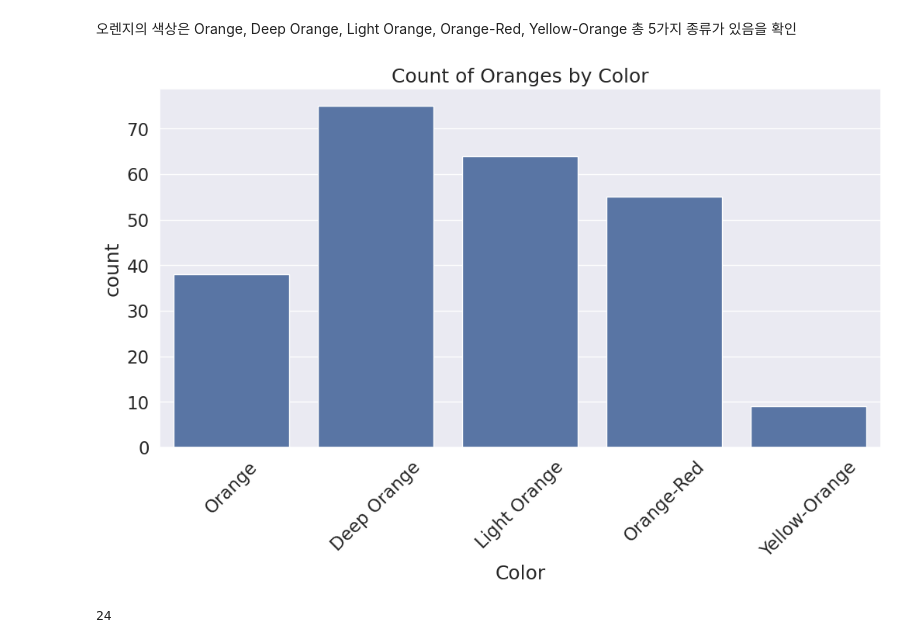
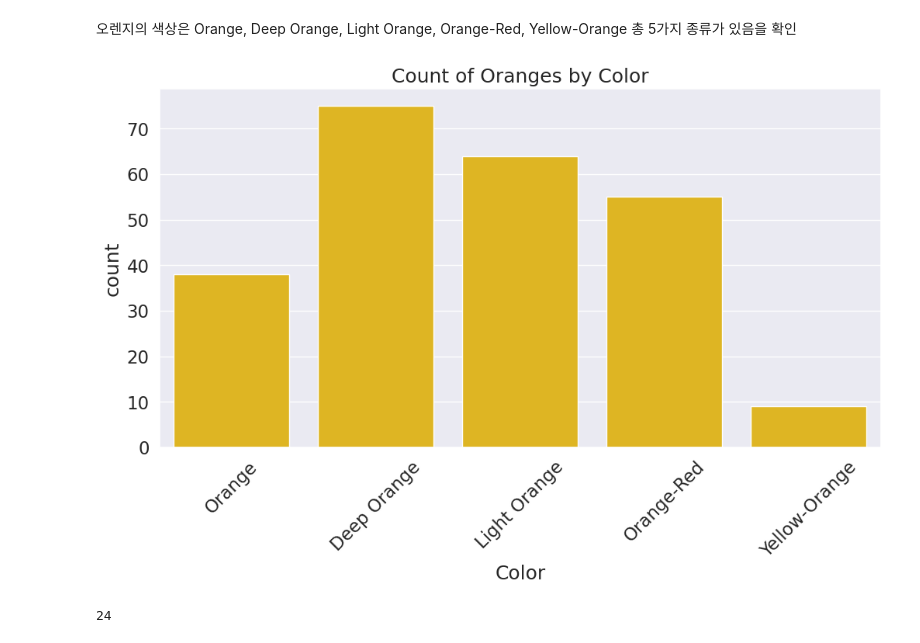
Before and after one commit to AM-SWU-2024/Annoying-Orange, a Jupyter notebook: 2024_01_소학회프로젝트_어노잉오렌지.ipynb, the cells around one changed output. Saved outputs shown, nothing was run; the diff lists cells and outputs as text; code cells hidden in the pictures.

```diff
--- a/2024_01_소학회프로젝트_어노잉오렌지.ipynb
+++ b/2024_01_소학회프로젝트_어노잉오렌지.ipynb
@@ -117,12 +118,12 @@ array(['Orange', 'Deep Orange', 'Light Orange', 'Orange-Red',
 # %% [markdown]
 오렌지의 색상은 Orange, Deep Orange, Light Orange, Orange-Red, Yellow-Orange 총 5가지 종류가 있음을 확인
 # %%
-### 오렌지 색상 시각화
+### 오렌지 색상별 개수 시각화
 plt.figure(figsize=(12, 6))
-sns.countplot(x="Color", data=df)
+sns.countplot(x="Color", data=df, color='#FDC704')
 plt.title("Count of Oranges by Color")
 plt.xticks(rotation=45)
 plt.show()
 # %% [output]
-[figure, old version]
+[figure, new version]
 # %%
```
Also changed, not shown: parts of 47 cells of this notebook.
